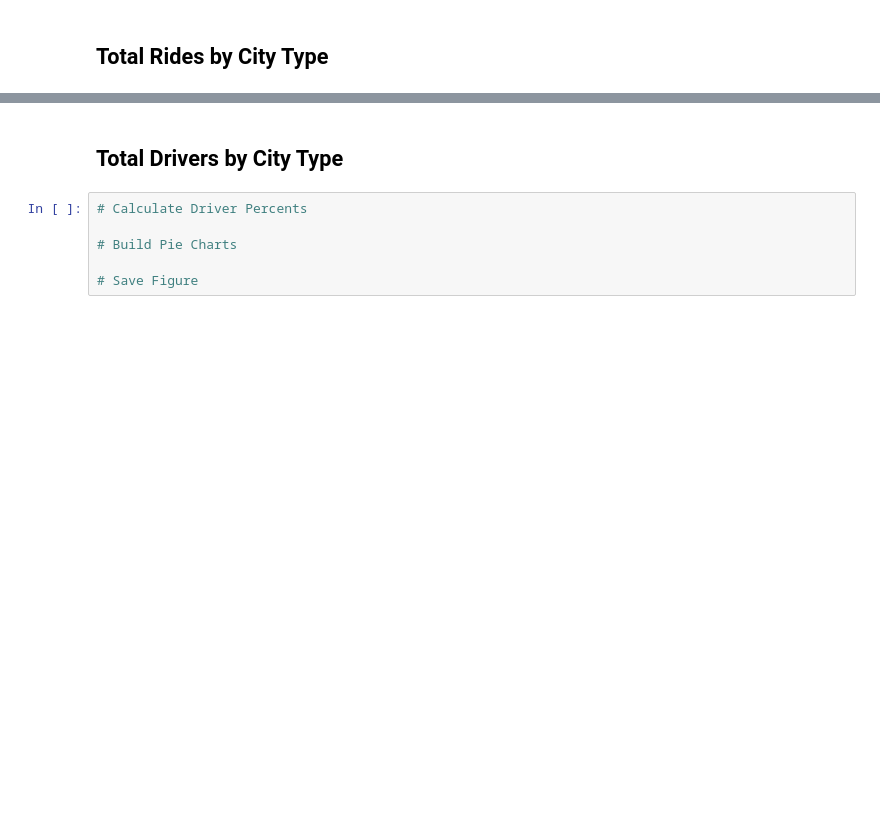
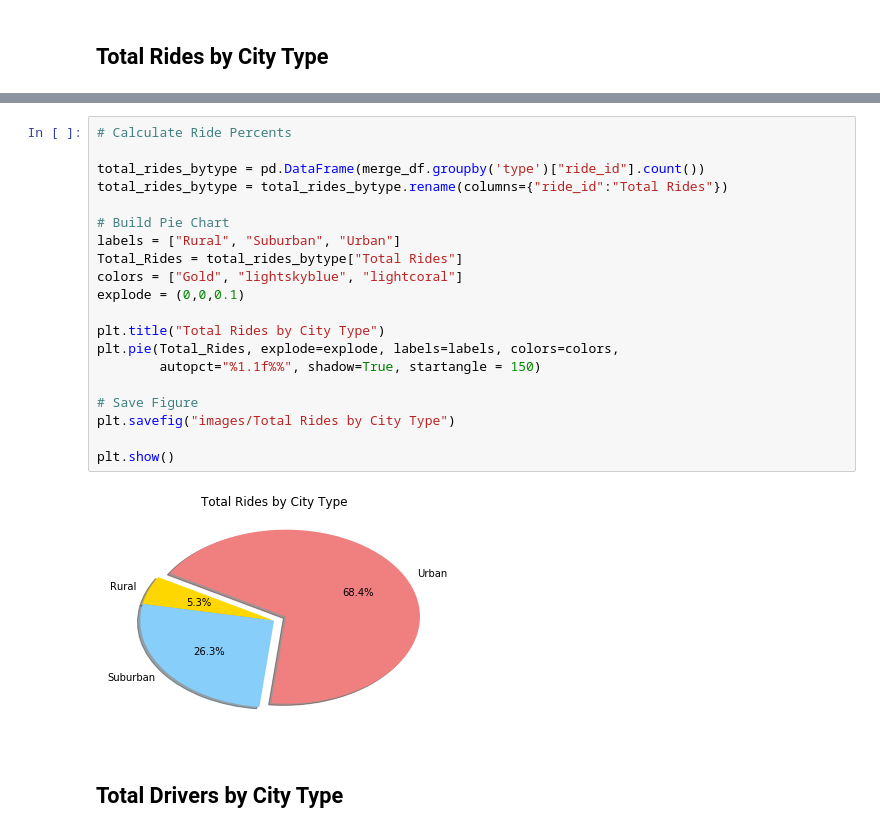
Before and after one commit to ikleinman/python-challenge, a Jupyter notebook: matplotlib/Pyber/Pyberhw.ipynb, the cells around one changed output, grey strips where cells are left out. Cells and saved outputs as stored; diff of their text form; blank space fills up the shorter version.

```diff
--- a/matplotlib/Pyber/Pyberhw.ipynb
+++ b/matplotlib/Pyber/Pyberhw.ipynb
@@ -118,8 +110,24 @@ plt.show()
+# %%
+# Calculate Ride Percents
+
+total_rides_bytype = pd.DataFrame(merge_df.groupby('type')["ride_id"].count())
+total_rides_bytype = total_rides_bytype.rename(columns={"ride_id":"Total Rides"})
+
+# Build Pie Chart
+labels = ["Rural", "Suburban", "Urban"]
+Total_Rides = total_rides_bytype["Total Rides"]
+colors = ["Gold", "lightskyblue", "lightcoral"]
+explode = (0,0,0.1)
+
+plt.title("Total Rides by City Type")
+plt.pie(Total_Rides, explode=explode, labels=labels, colors=colors,
+        autopct="%1.1f%%", shadow=True, startangle = 150)
+
+# Save Figure
+plt.savefig("images/Total Rides by City Type")
+
+plt.show()
+# %% [output]
+[figure, added]
 # %% [markdown]
 ## Total Drivers by City Type
-# %%
-# Calculate Driver Percents
-
-# Build Pie Charts
-
-# Save Figure
```
Also changed, not shown: parts of 6 cells of this notebook, 2 other files.
